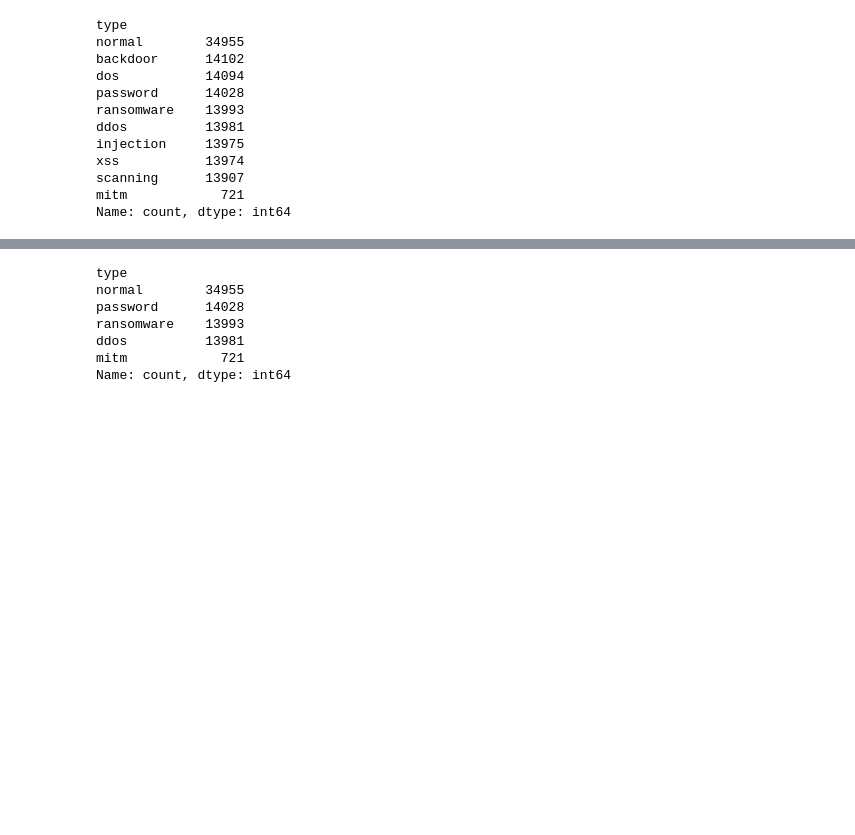
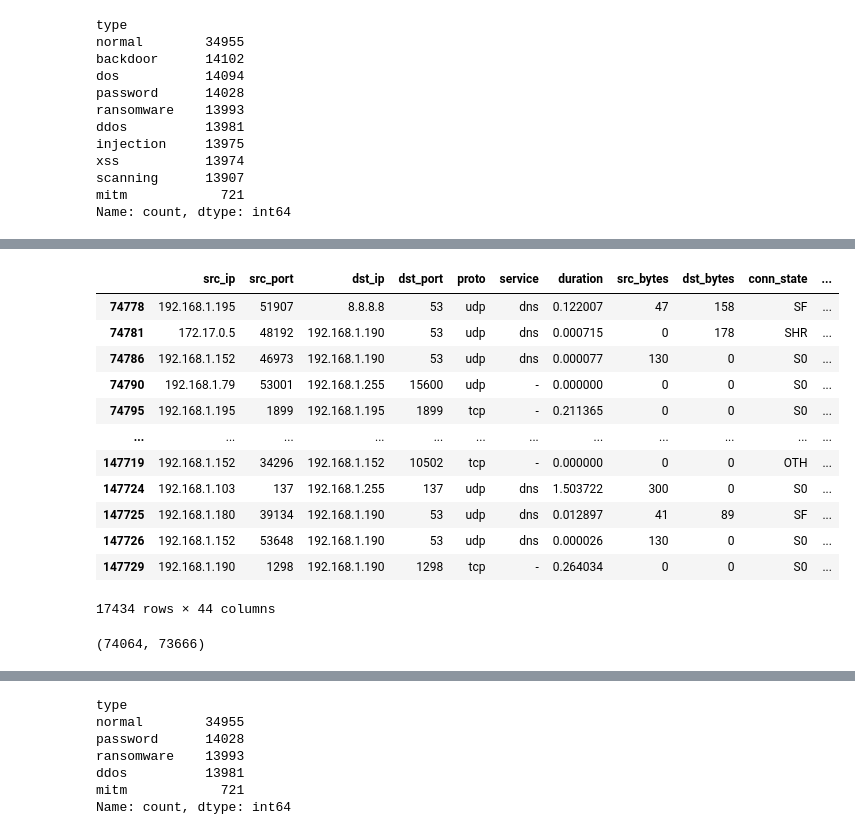
Before and after one commit to nnhieutrung/NIDS-FedML, a Jupyter notebook: CTGAN/dataset/dataset.ipynb, the cells around one changed output, grey strips where cells are left out. Drawn from its saved outputs; the diff is of its cells as text; code cells hidden in the pictures; blank space fills up the shorter version.

```diff
--- a/CTGAN/dataset/dataset.ipynb
+++ b/CTGAN/dataset/dataset.ipynb
@@ -32,0 +50,16 @@ df_2 = df[df['type'].isin(col_2)]
+# %%
+df_3[17521:]
+# %% [output]
+|  | src_ip | src_port | dst_ip | dst_port | proto | service | duration | src_bytes | dst_bytes | conn_state | ... |
+| 74778 | 192.168.1.195 | 51907 | 8.8.8.8 | 53 | udp | dns | 0.122007 | 47 | 158 | SF | ... |
+| 74781 | 172.17.0.5 | 48192 | 192.168.1.190 | 53 | udp | dns | 0.000715 | 0 | 178 | SHR | ... |
+| 74786 | 192.168.1.152 | 46973 | 192.168.1.190 | 53 | udp | dns | 0.000077 | 130 | 0 | S0 | ... |
+| 74790 | 192.168.1.79 | 53001 | 192.168.1.255 | 15600 | udp | - | 0.000000 | 0 | 0 | S0 | ... |
+| 74795 | 192.168.1.195 | 1899 | 192.168.1.195 | 1899 | tcp | - | 0.211365 | 0 | 0 | S0 | ... |
+| ... | ... | ... | ... | ... | ... | ... | ... | ... | ... | ... | ... |
+| 147719 | 192.168.1.152 | 34296 | 192.168.1.152 | 10502 | tcp | - | 0.000000 | 0 | 0 | OTH | ... |
+| 147724 | 192.168.1.103 | 137 | 192.168.1.255 | 137 | udp | dns | 1.503722 | 300 | 0 | S0 | ... |
+| 147725 | 192.168.1.180 | 39134 | 192.168.1.190 | 53 | udp | dns | 0.012897 | 41 | 89 | SF | ... |
+| 147726 | 192.168.1.152 | 53648 | 192.168.1.190 | 53 | udp | dns | 0.000026 | 130 | 0 | S0 | ... |
+| 147729 | 192.168.1.190 | 1298 | 192.168.1.190 | 1298 | tcp | - | 0.264034 | 0 | 0 | S0 | ... |
+17434 rows × 44 columns
@@ -33,3 +69,7 @@ df_2 = df[df['type'].isin(col_2)]
+# %%
+df_1['type'].count(), df_2['type'].count()
+# %% [output]
+(74064, 73666)
 # %%
 df_1['type'].value_counts()
 # %% [output]
```
Also changed, not shown: parts of 6 cells of this notebook, 5 other files.
